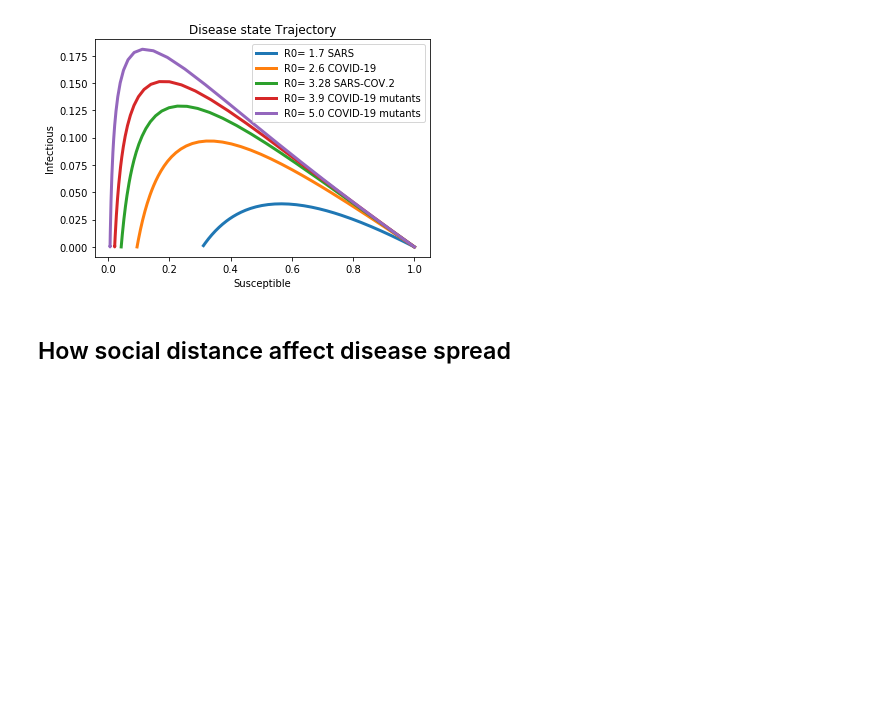
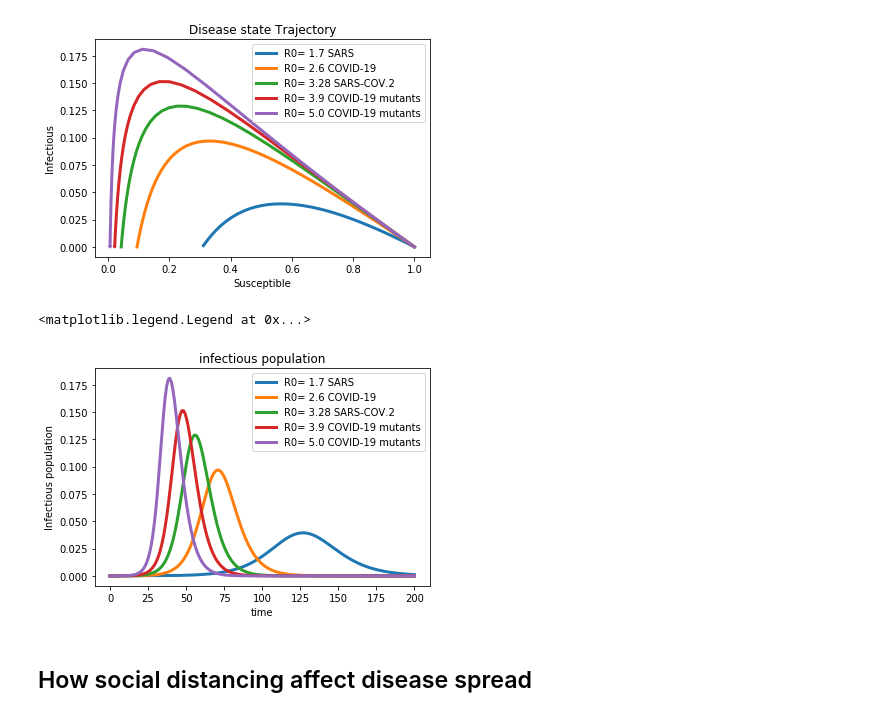
Before and after one commit to bentrey/APMA-E-115, a Jupyter notebook: group_project1/SEIR.notebook.ipynb, the cells around one changed output. Cells and saved outputs as stored; diff of their text form; code cells hidden in the pictures; blank space fills up the shorter version.

```diff
--- a/group_project1/SEIR.notebook.ipynb
+++ b/group_project1/SEIR.notebook.ipynb
@@ -65,9 +104,11 @@ R0s = np.array([1.7, 2.6, 3.28, 3.9, 5])
 annots = ["SARS", "COVID-19", "SARS-COV.2", "COVID-19 mutants", "COVID-19 mutants"]
 j = 0
 
+results = list()
 for it in R0s:
     beta = it*gamma
     result = seirSim(y0, beta, alpha, gamma, t, showPlot=False)
+    results.append(result)
 
     s_t, e_t, i_t, r_t = result.T
     plt.plot(s_t, i_t, lw=3, label= "R0= " + str(it) + " " + annots[j])
@@ -80,5 +121,20 @@ plt.legend()
 # %% [output]
 <matplotlib.legend.Legend at 0x...>
 [figure]
+# %%
+# infectious population
+j = 0
+for i in range(len(results)):
+    s_t, e_t, i_t, r_t = results[i].T
+    plt.plot(t, i_t, lw=3, label= "R0= " + str(R0s[j]) + " " + annots[j])
+    j = j+1
+
+plt.title('infectious population')
+plt.xlabel('time')
+plt.ylabel('Infectious population')
+plt.legend()
+# %% [output]
+<matplotlib.legend.Legend at 0x...>
+[figure, added]
 # %% [markdown]
-## How social distance affect disease spread
+## How social distancing affect disease spread
```
Also changed, not shown: parts of 17 cells of this notebook, 1 other file.
